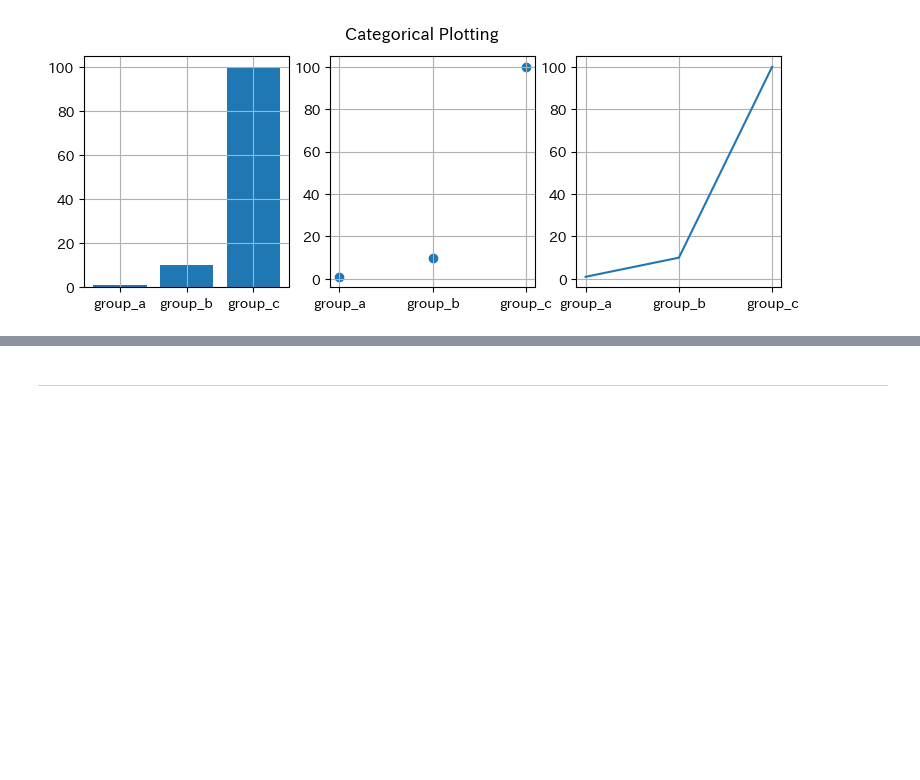
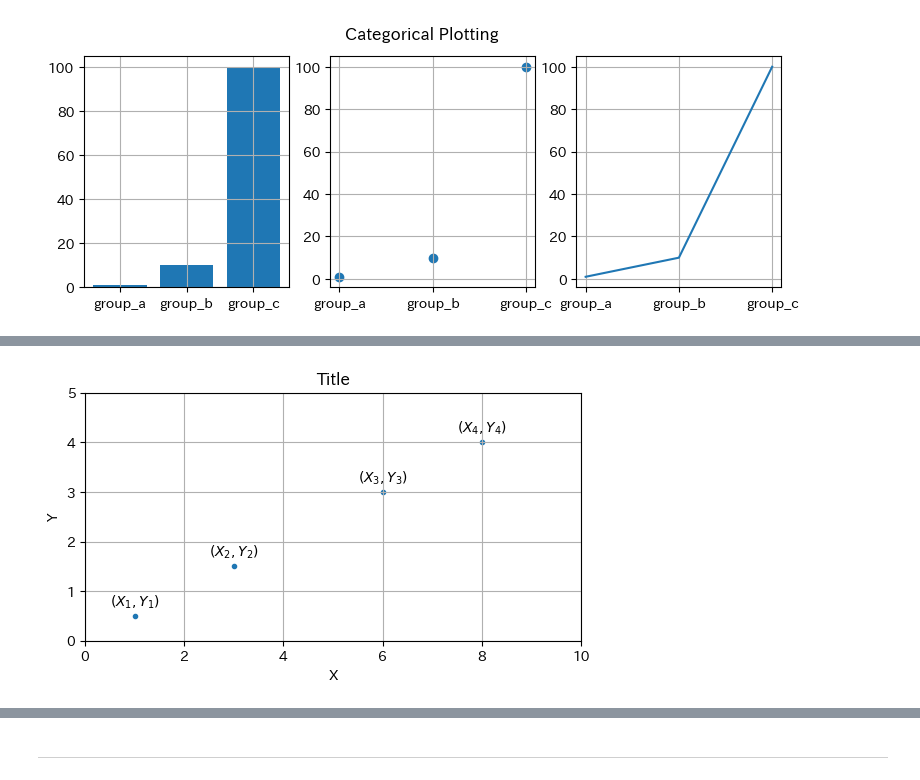
Before and after one commit to tsuyoi1064/notebook, a Jupyter notebook: HowTo/Matplotlib.ipynb, the cells around one changed output, grey strips where cells are left out. Cells and saved outputs as stored; diff of their text form; code cells hidden in the pictures; blank space fills up the shorter version.

```diff
--- a/HowTo/Matplotlib.ipynb
+++ b/HowTo/Matplotlib.ipynb
@@ -183,0 +231,18 @@ Text(0.5, 0.98, 'Categorical Plotting')
+# %%
+X = np.array([1., 3., 6., 8.,])
+Y = np.array([0.5, 1.5, 3., 4.,])
+offset = 0.2
+
+fig, ax = plt.subplots()
+ax.scatter(X, Y, marker='.')
+for i, row in enumerate(X):
+    ax.text(X[i], Y[i] + offset, f'$(X_{i+1}, Y_{i+1})$', ha='center')
+ax.set_title('Title')
+ax.set_xlabel('X')
+ax.set_ylabel('Y')
+ax.set_xlim(0, 10)
+ax.set_ylim(0, 5)
+ax.set_aspect('equal')
+ax.grid()
+# %% [output]
+[figure, added]
```
Also changed, not shown: parts of 35 cells of this notebook, 1 other file.
